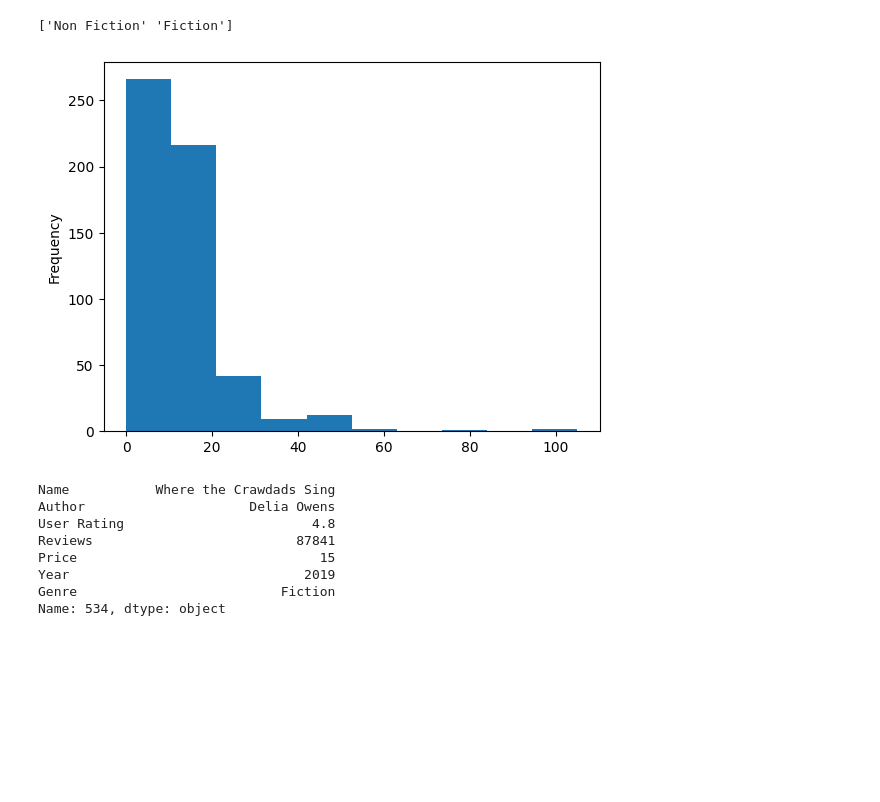
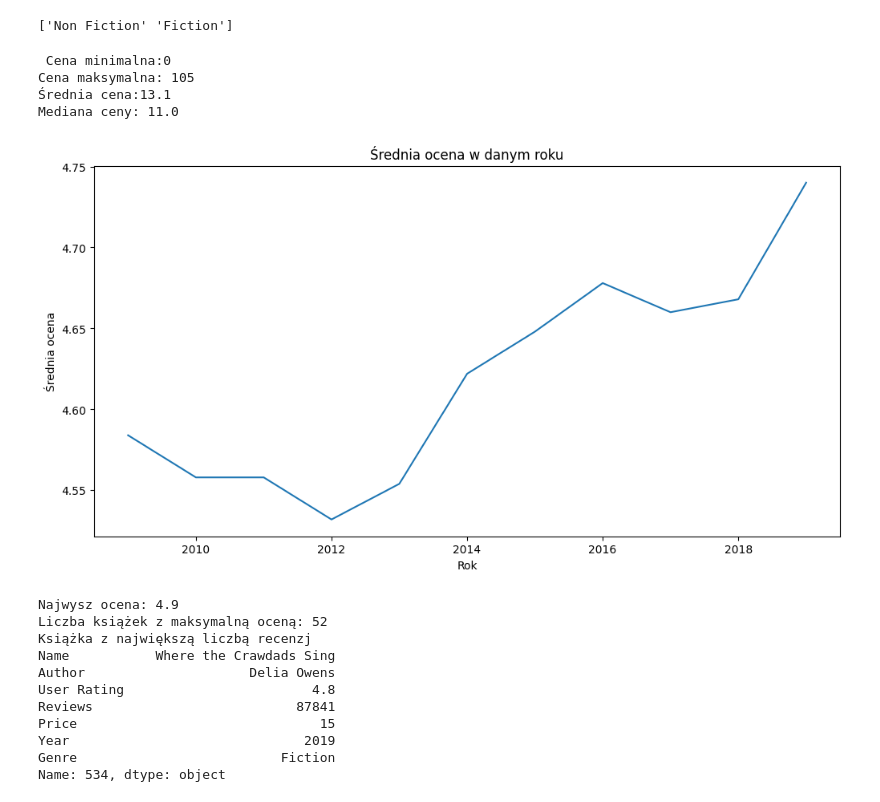
Before and after one commit to pawel544/dzia-_3, a Jupyter notebook: zad2/Hw2.3.ipynb, the cells around one changed output. Saved outputs shown, nothing was run; the diff lists cells and outputs as text; code cells hidden in the pictures; blank space fills up the shorter version.

```diff
--- a/zad2/Hw2.3.ipynb
+++ b/zad2/Hw2.3.ipynb
@@ -42,20 +45,45 @@ unique_value=filee["Genre"].unique()
 print(unique_value)
 # %% [output]
 ['Non Fiction' 'Fiction']
-# %%
-filee["Price"].plot( kind='hist')
-min_price= filee["Price"].min()
-max_price=filee["Price"].max()
-mean_price=filee["Price"].mean()
-median_price=filee["Price"].median()
-# %% [output]
-[figure, removed]
+# %%
+
+min_price= filee["Price"].min()
+max_price=filee["Price"].max()
+mean_price=filee["Price"].mean()
+median_price=filee["Price"].median()
+print(f' Cena minimalna:{min_price}')
+print(f"Cena maksymalna: {max_price}")
+print(f'Średnia cena:{mean_price}')
+print(f'Mediana ceny: {median_price}')
+tym=filee.groupby('Year')['User Rating'].mean().reset_index()
+x=tym['Year']
+y=tym['User Rating']
+
+plt.figure(figsize=(12,6))
+plt.plot(x,y)
+plt.xlabel('Rok')
+plt.ylabel('Średnia ocena')
+plt.title('Średnia ocena w danym roku')
+plt.show()
+# %% [output]
+ Cena minimalna:0
+Cena maksymalna: 105
+Średnia cena:13.1
+Mediana ceny: 11.0
+[figure, added]
 # %%
 max_rating=filee["User Rating"].max()
 book_with_rating= filee[filee["User Rating"]==max_rating]
 number_of_book=book_with_rating.shape[0]
-filee.loc[file["Reviews"].idxmax()]
+max=filee.loc[file["Reviews"].idxmax()]
+print(f'Najwysz ocena: {max_rating}')
+print(f"Liczba książek z maksymalną oceną: {number_of_book}")
+print("Książka z największą liczbą recenzj")
+print(max)
 # %% [output]
+Najwysz ocena: 4.9
+Liczba książek z maksymalną oceną: 52
+Książka z największą liczbą recenzj
 Name           Where the Crawdads Sing
 Author                     Delia Owens
 User Rating                        4.8
```
Also changed, not shown: parts of 10 cells of this notebook, 1 other file.
